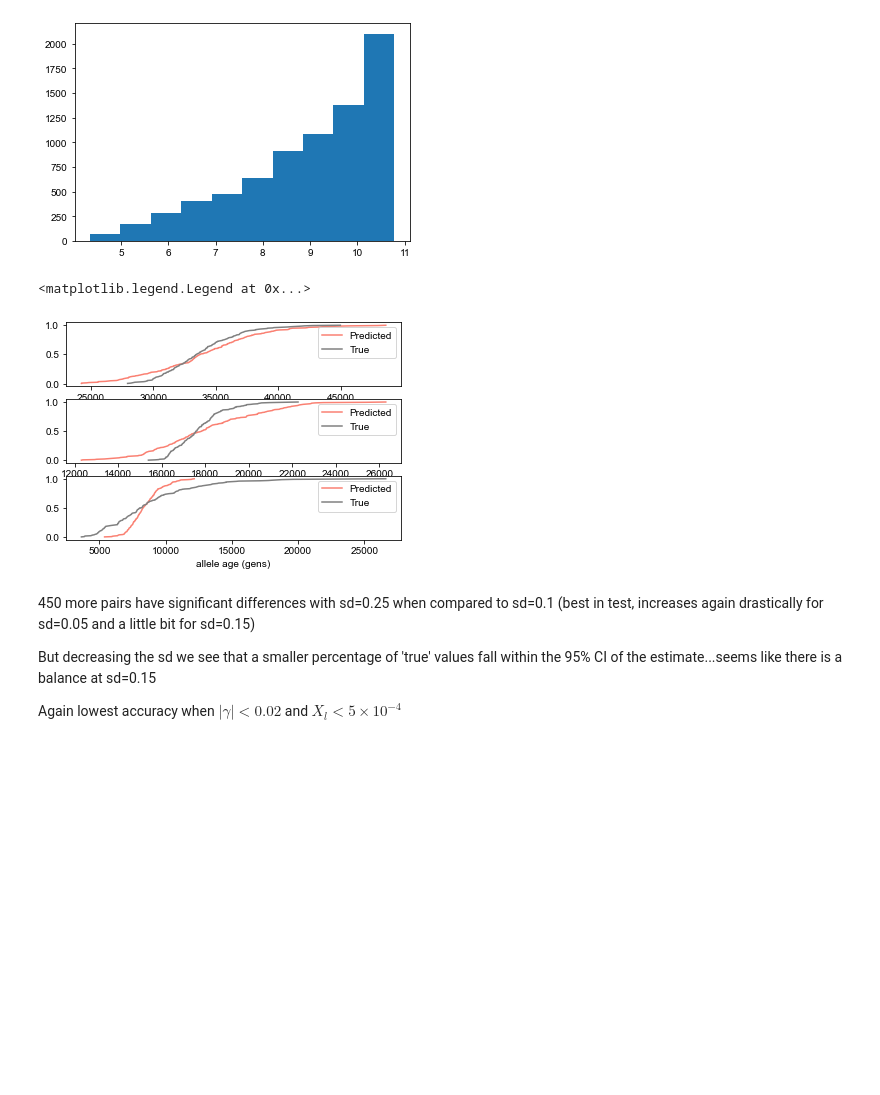
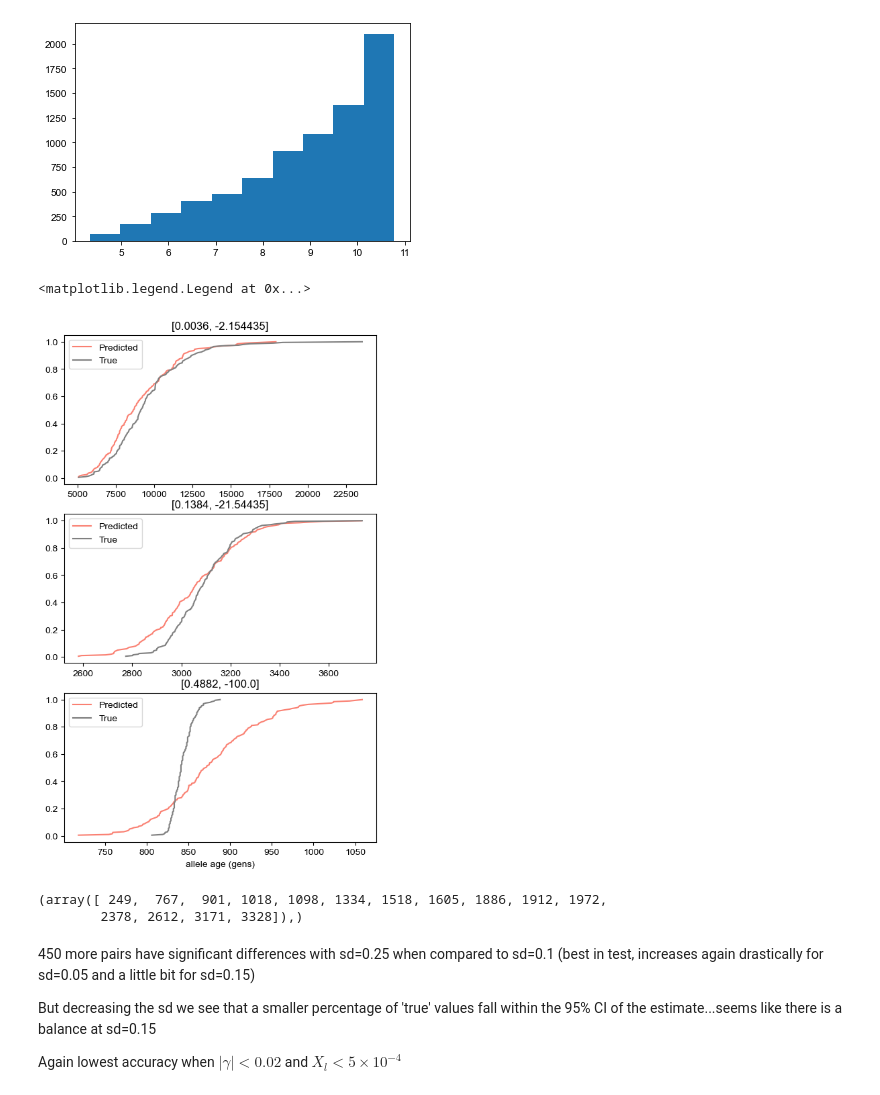
Before and after one commit to VivaswatS/selCoefEst, a Jupyter notebook: new-model.ipynb, the cells around one changed output. Drawn from its saved outputs; the diff is of its cells as text; code cells hidden in the pictures; blank space fills up the shorter version.

```diff
--- a/new-model.ipynb
+++ b/new-model.ipynb
@@ -274,6 +325,6 @@ Epoch 2/2
 <tensorflow.python.keras.callbacks.History at 0x...>
 # %%
-history = prob_model.fit(train_data, train_labs, epochs=5000, verbose=0, validation_split=0.1, shuffle=True, callbacks=[early_stop, PrintDot()])
+history = prob_model.fit(train_data, train_labs, epochs=5000, batch_size=1024, verbose=0, validation_split=0.1, shuffle=True, callbacks=[early_stop, PrintDot()])
 
 hist = pd.DataFrame(history.history)
 hist['epoch'] = history.epoch
@@ -304,0 +348,4 @@ array([[ 6.7010717],
+# %%
+ahat = prob_model(test_data)
+print(ahat.mean())
+ahat.stddev()
@@ -305 +369,4 @@ array([[ 6.7010717],
+# %%
+preds = np.exp(ahat.mean().numpy())
+preds_sd = ahat.stddev().numpy()
 # %%
@@ -315,2 +380,0 @@ plt.hist(np.exp(pred_params[:,1]))
-# %%
-preds = np.exp(np.ravel(pred_params[:,0]))
@@ -366,32 +424,39 @@ plt.hist(pred_params[:,1])
 # %%
 ## compare ECDFs of the true allele ages and estimated distributions (3 examples)
 # find that SD=0.1 is not great for all allele ages (as expected...)
+plt.figure(dpi=100, figsize=(6,10))
 plt.subplot(311)
-e1 = ECDF(np.exp(np.random.normal(pred_params[789,0],0.15,200)))
+e1 = ECDF(np.exp(np.random.normal(np.log(preds[789,0]),preds_sd[789],200)))
 plt.plot(e1.x, e1.y, color='salmon', label='Predicted')
-plt.xlabel('allele age (gens)')
+plt.title(label=[np.exp(test_data[789,0]), test_data[789,1]])
 e2 = ECDF(sims_test.iloc[789,:])
 plt.plot(e2.x, e2.y, color='grey', label='True')
 plt.legend()
 
 plt.subplot(312)
-e1 = ECDF(np.exp(np.random.normal(pred_params[9,0],0.15,200)))
+e1 = ECDF(np.exp(np.random.normal(np.log(preds[49,0]),preds_sd[49],200)))
 plt.plot(e1.x, e1.y, color='salmon', label='Predicted')
-plt.xlabel('allele age (gens)')
-e2 = ECDF(sims_test.iloc[9,:])
+plt.title(label=[np.exp(test_data[49,0]), test_data[49,1]])
+e2 = ECDF(sims_test.iloc[49,:])
 plt.plot(e2.x, e2.y, color='grey', label='True')
 plt.legend()
 
 plt.subplot(313)
-e1 = ECDF(np.exp(np.random.normal(pred_params[111,0],0.15,200)))
+e1 = ECDF(np.exp(np.random.normal(np.log(preds[1098,0]),preds_sd[1098],200)))
 plt.plot(e1.x, e1.y, color='salmon', label='Predicted')
+plt.title(label=[np.exp(test_data[1098,0]), test_data[1098,1]])
 plt.xlabel('allele age (gens)')
-e2 = ECDF(sims_test.iloc[111,:])
+e2 = ECDF(sims_test.iloc[1098,:])
 plt.plot(e2.x, e2.y, color='grey', label='True')
 plt.legend()
 # %% [output]
 <matplotlib.legend.Legend at 0x...>
-[figure, old version]
+[figure, new version]
+# %%
+np.where(np.logical_and(test_data[:,0]>-1, test_data[:,1]==-100))
+# %% [output]
+(array([ 249,  767,  901, 1018, 1098, 1334, 1518, 1605, 1886, 1912, 1972,
+        2378, 2612, 3171, 3328]),)
 # %%
 kst = np.empty((len(test_labs),2))
 for i in range(len(test_labs)):
```
Also changed, not shown: parts of 43 cells of this notebook.
